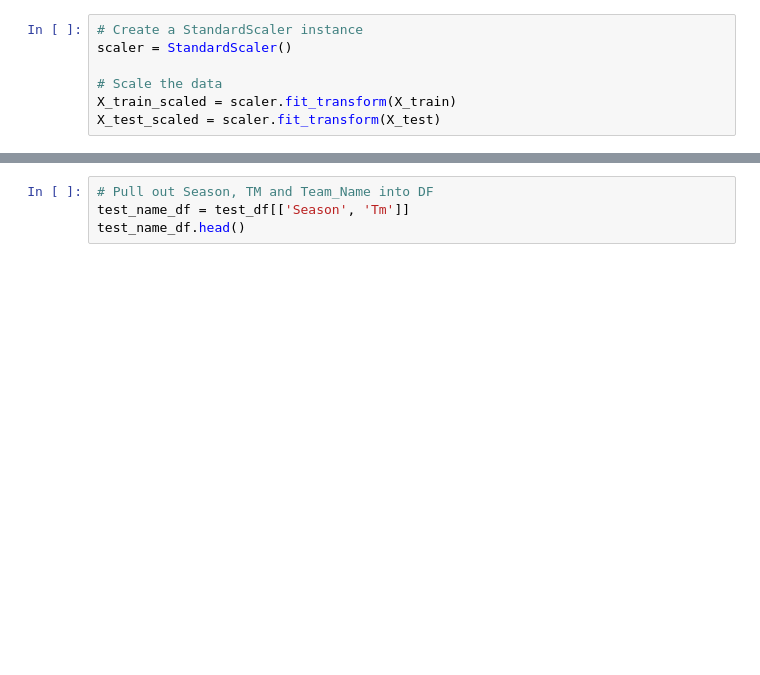
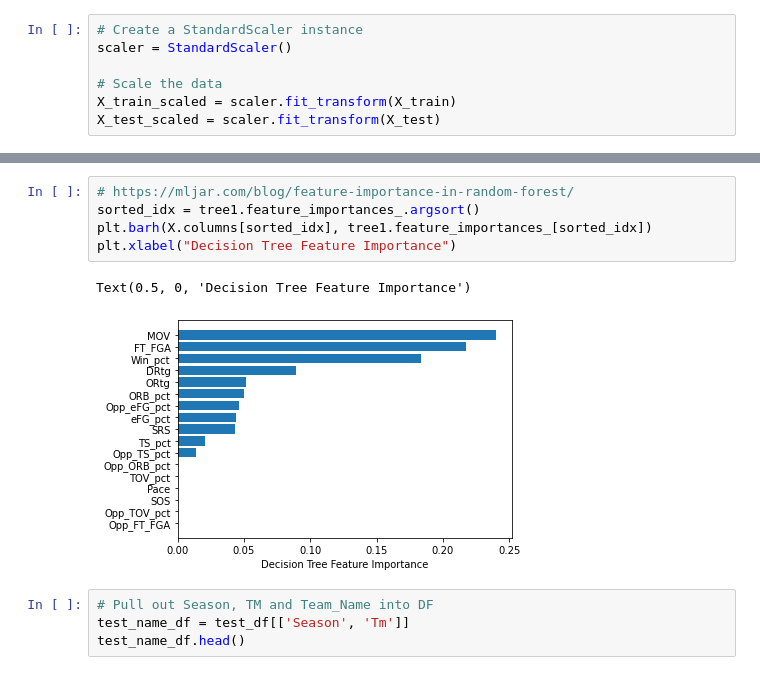
Before and after one commit to fatehluqman/Final_project, a Jupyter notebook: Dec_Tree.ipynb, the cells around one changed output, grey strips where cells are left out. Drawn from its saved outputs; the diff is of its cells as text; blank space fills up the shorter version.

```diff
--- a/Dec_Tree.ipynb
+++ b/Dec_Tree.ipynb
@@ -182,3 +160,11 @@ Decision Tree Testing Data Score: 0.9658119658119658
+# %%
+# https://mljar.com/blog/feature-importance-in-random-forest/
+sorted_idx = tree1.feature_importances_.argsort()
+plt.barh(X.columns[sorted_idx], tree1.feature_importances_[sorted_idx])
+plt.xlabel("Decision Tree Feature Importance")
+# %% [output]
+Text(0.5, 0, 'Decision Tree Feature Importance')
+[figure, added]
 # %%
 # Pull out Season, TM and Team_Name into DF
 test_name_df = test_df[['Season', 'Tm']]
```
Also changed, not shown: parts of 20 cells of this notebook, 11 other files.
